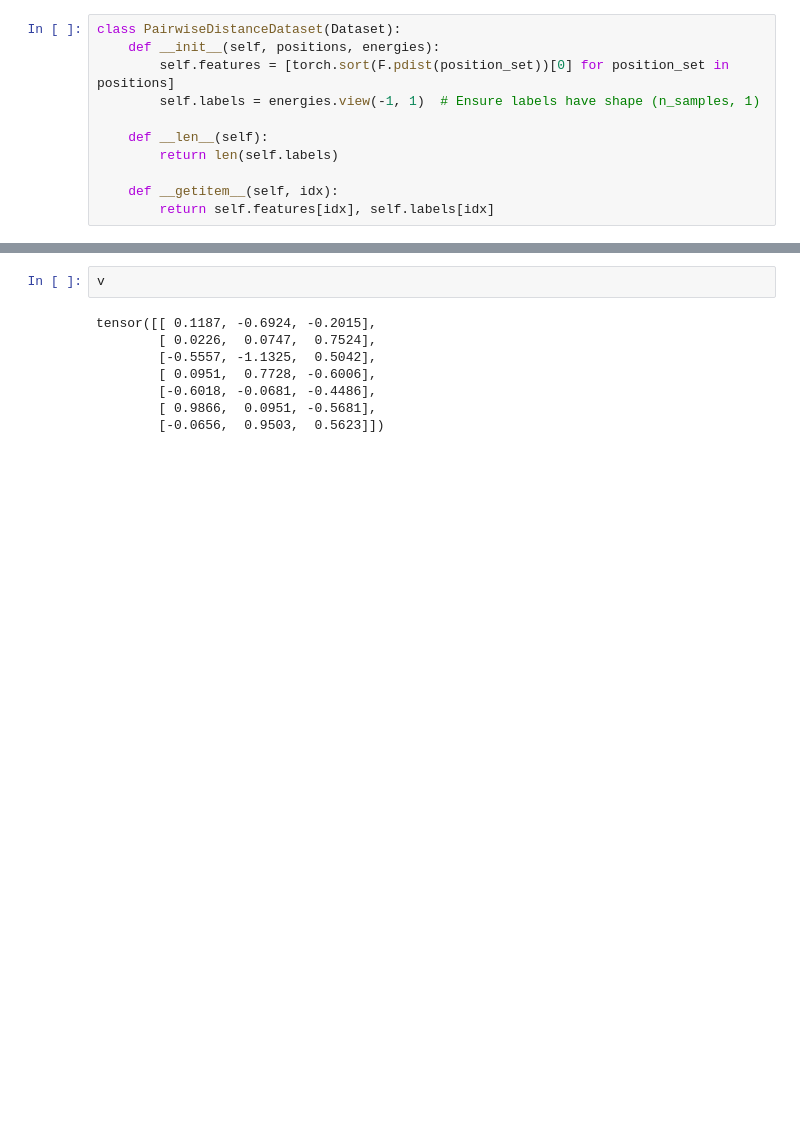
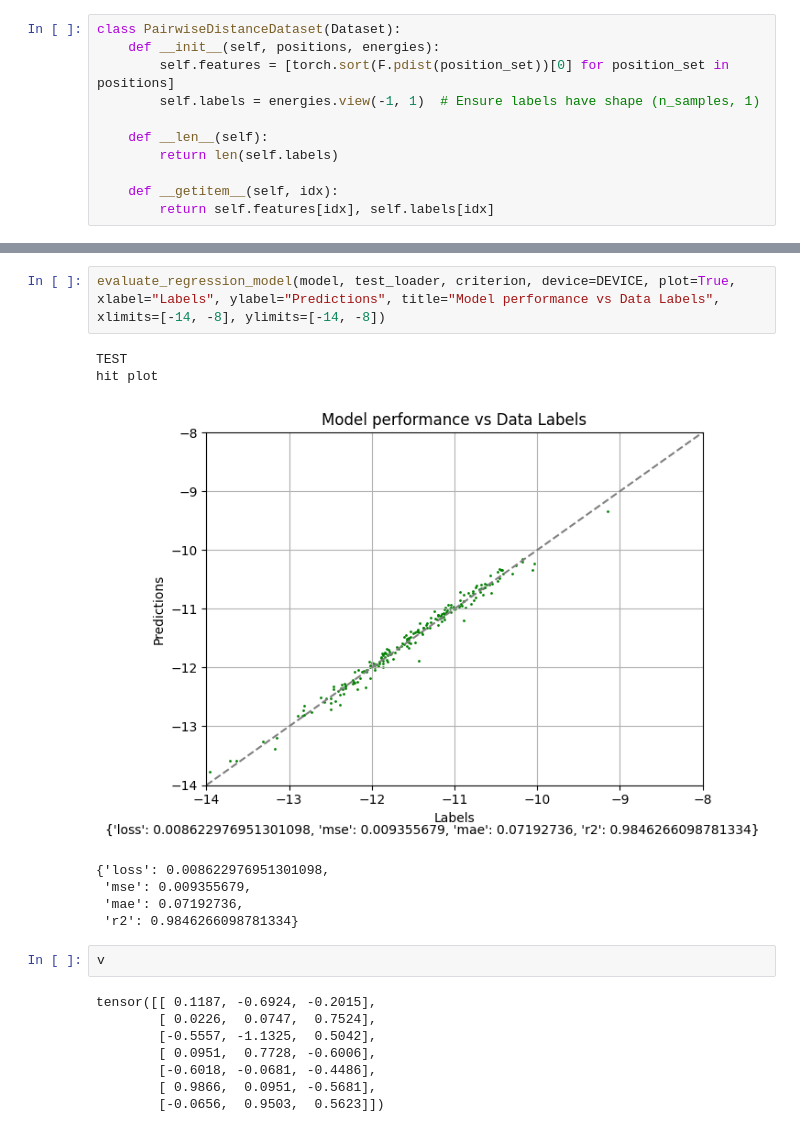
Before and after one commit to iceplant/ml_for_mol_sim, a Jupyter notebook: hw08/lj_clusters.ipynb, the cells around one changed output, grey strips where cells are left out. Drawn from its saved outputs; the diff is of its cells as text; blank space fills up the shorter version.

```diff
--- a/hw08/lj_clusters.ipynb
+++ b/hw08/lj_clusters.ipynb
@@ -279,3 +349,13 @@ tensor([[0.0000, 1.1000, 1.1000, 1.1000, 1.1000, 1.1000, 1.1000],
+# %%
+evaluate_regression_model(model, test_loader, criterion, device=DEVICE, plot=True, xlabel="Labels", ylabel="Predictions", title="Model performance vs Data Labels", xlimits=[-14, -8], ylimits=[-14, -8])
+# %% [output]
+TEST
+hit plot
+[figure, added]
+{'loss': 0.008622976951301098,
+ 'mse': 0.009355679,
+ 'mae': 0.07192736,
+ 'r2': 0.9846266098781334}
 # %%
 v
 # %% [output]
```
Also changed, not shown: parts of 12 cells of this notebook.
